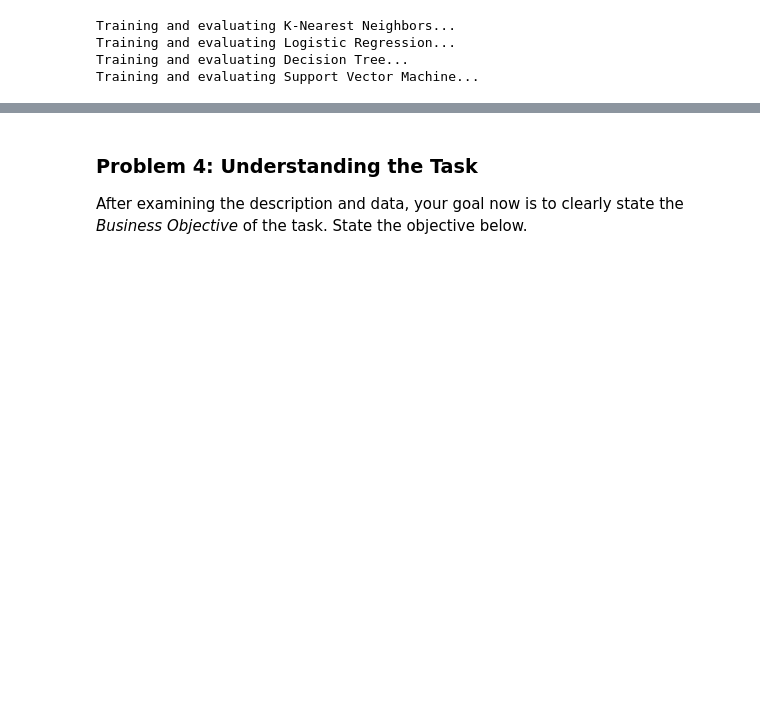
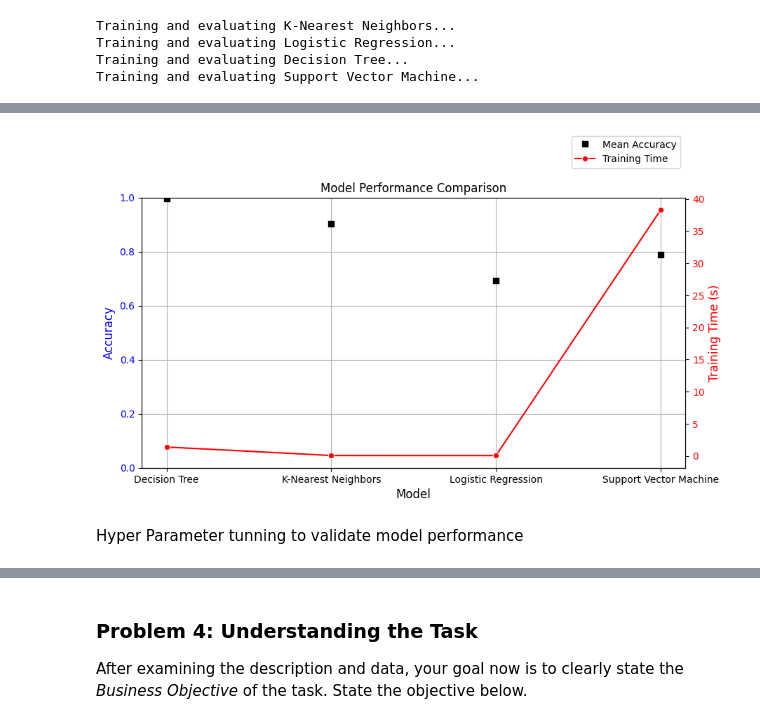
Before and after one commit to hemant280/comparing-classifiers, a Jupyter notebook: analysis.ipynb, the cells around one changed output, grey strips where cells are left out. Saved outputs shown, nothing was run; the diff lists cells and outputs as text; code cells hidden in the pictures; blank space fills up the shorter version.

```diff
--- a/analysis.ipynb
+++ b/analysis.ipynb
@@ -552,0 +580,31 @@ ax1.set_ylim(0, 1) # Set y-axis limit for accuracy
+# %%
+fig, ax1 = plt.subplots(figsize=(10, 5), squeeze=True)
+
+ax1.set_xlabel('Model', fontsize=12)
+ax1.set_ylabel('Accuracy', color='blue', fontsize=12)
+ax1.tick_params(axis='y', labelcolor='blue')
+ax1.set_ylim(0, 1) # Set y-axis limit for accuracy
+ax1.grid(axis='both')
+
+
+# Add markers for the mean accuracy on the boxplot
+mean_accuracies = summary_df.groupby('name')['train_accuracy'].mean()
+ax1.plot(mean_accuracies.index, mean_accuracies.values, 's', color='black', label='Mean Accuracy')
+
+# Create a secondary axis for training time
+ax2 = ax1.twinx()
+sns.lineplot(x='name', y='train_time', data=summary_df, ax=ax2, marker='o', color='red', label='Training Time', legend=False)
+ax2.set_ylabel('Training Time (s)', color='red', fontsize=12)
+ax2.tick_params(axis='y', labelcolor='red')
+
+#Add titles and legends
+plt.title('Model Performance Comparison', fontsize=12)
+fig.legend(loc='lower right', bbox_to_anchor=(0.9, 0.95))
+
+# Display the plot
+plt.savefig('./images/model_performance_comparison.png')
+plt.show()
+# %% [output]
+[figure, added]
+# %% [markdown]
+Hyper Parameter tunning to validate model performance
```
Also changed, not shown: parts of 8 cells of this notebook, 4 other files.
